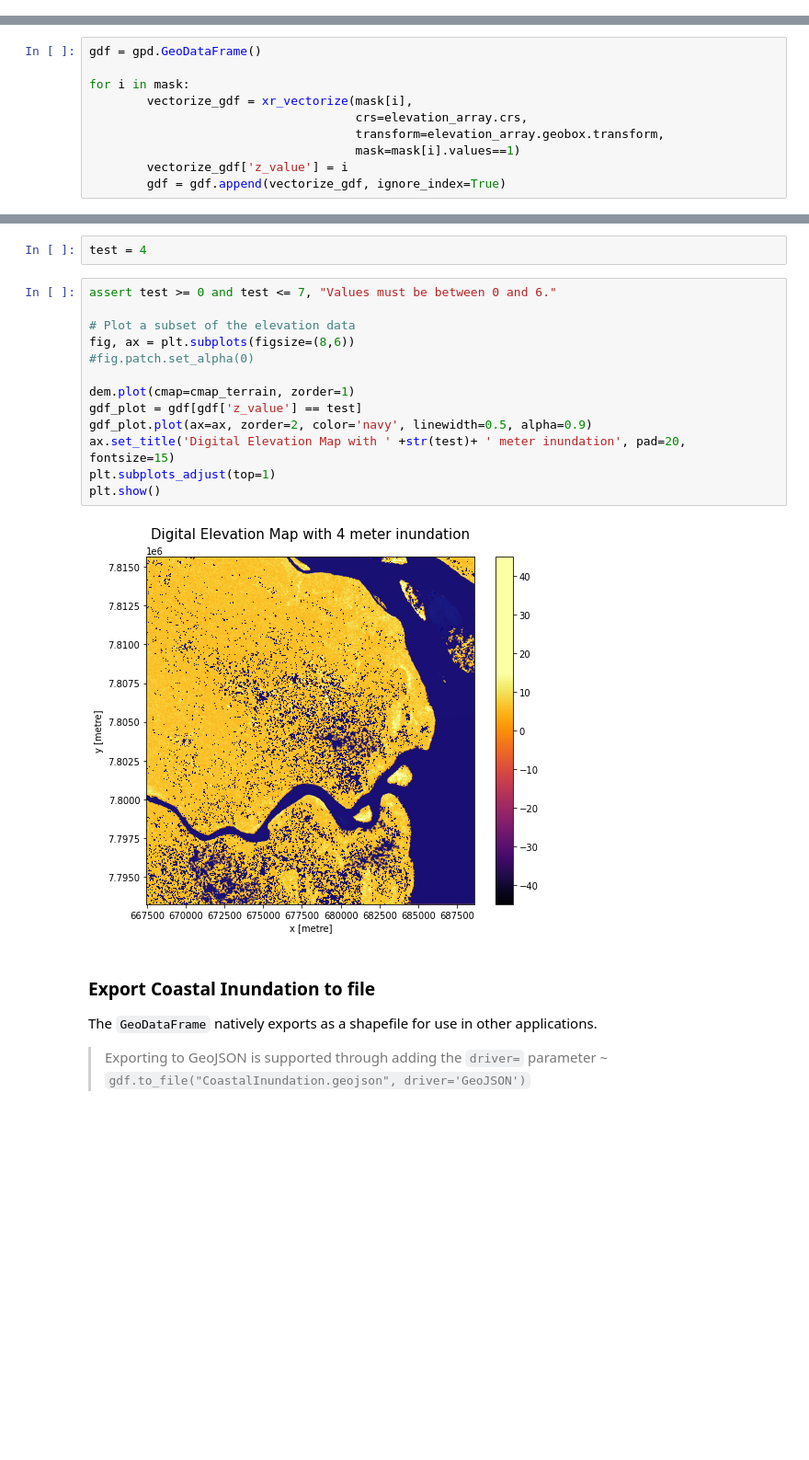
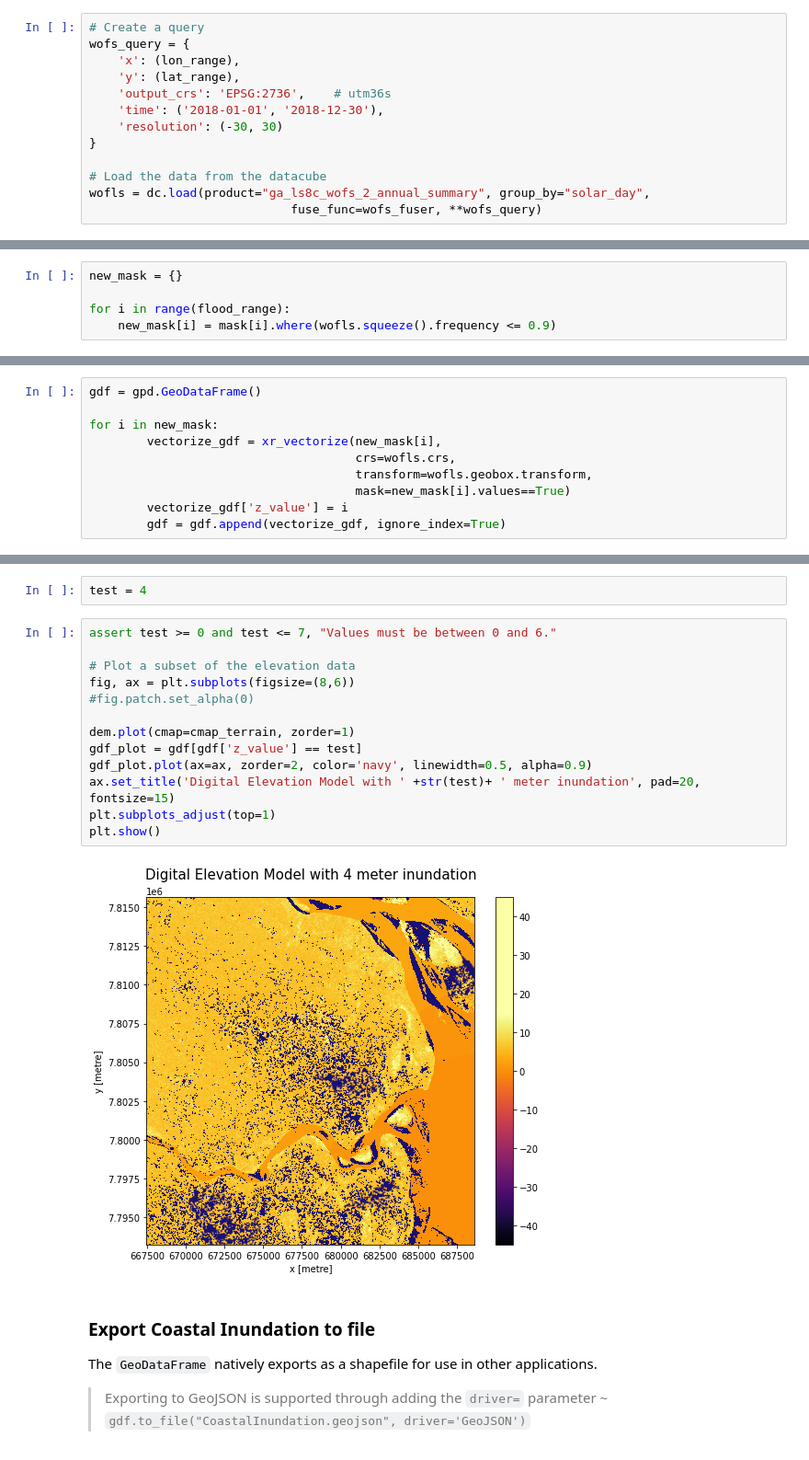
Before and after one commit to AdrianKriger/deafrica-sandbox-notebooks, a Jupyter notebook: Real_world_examples/Coastal_Inundation_Tool.ipynb, the cells around one changed output, grey strips where cells are left out. Shown at 92% size. Saved outputs shown, nothing was run; the diff lists cells and outputs as text; blank space fills up the shorter version.

```diff
--- a/Real_world_examples/Coastal_Inundation_Tool.ipynb
+++ b/Real_world_examples/Coastal_Inundation_Tool.ipynb
@@ -239,0 +248,13 @@ plt.show()
+# %%
+# Create a query
+wofs_query = {
+    'x': (lon_range),
+    'y': (lat_range),
+    'output_crs': 'EPSG:2736',    # utm36s
+    'time': ('2018-01-01', '2018-12-30'),
+    'resolution': (-30, 30)
+}
+
+# Load the data from the datacube
+wofls = dc.load(product="ga_ls8c_wofs_2_annual_summary", group_by="solar_day",
+                            fuse_func=wofs_fuser, **wofs_query)
@@ -239,0 +301,5 @@ plt.show()
+# %%
+new_mask = {}
+
+for i in range(flood_range):
+    new_mask[i] = mask[i].where(wofls.squeeze().frequency <= 0.9)
@@ -246,11 +327,11 @@ In the cell below, we use the argument `mask=mask[i].values==1` to indicate we o
 # %%
 gdf = gpd.GeoDataFrame()
 
-for i in mask:
-        vectorize_gdf = xr_vectorize(mask[i],
-                                     crs=elevation_array.crs,
-                                     transform=elevation_array.geobox.transform,
-                                     mask=mask[i].values==1)
+for i in new_mask:
+        vectorize_gdf = xr_vectorize(new_mask[i],
+                                     crs=wofls.crs,
+                                     transform=wofls.geobox.transform,
+                                     mask=new_mask[i].values==True)
         vectorize_gdf['z_value'] = i
         gdf = gdf.append(vectorize_gdf, ignore_index=True)
 # %% [markdown]
@@ -282,18 +363,18 @@ test = 4
 # %%
 assert test >= 0 and test <= 7, "Values must be between 0 and 6."
 
 # Plot a subset of the elevation data
 fig, ax = plt.subplots(figsize=(8,6))
 #fig.patch.set_alpha(0)
 
 dem.plot(cmap=cmap_terrain, zorder=1)
 gdf_plot = gdf[gdf['z_value'] == test]
 gdf_plot.plot(ax=ax, zorder=2, color='navy', linewidth=0.5, alpha=0.9)
-ax.set_title('Digital Elevation Map with ' +str(test)+ ' meter inundation', pad=20, fontsize=15)
+ax.set_title('Digital Elevation Model with ' +str(test)+ ' meter inundation', pad=20, fontsize=15)
 plt.subplots_adjust(top=1)
 plt.show()
 # %% [output]
-[figure, old version]
+[figure, new version]
 # %% [markdown]
 ### Export Coastal Inundation to file
 
```
Also changed, not shown: parts of 38 cells of this notebook.
